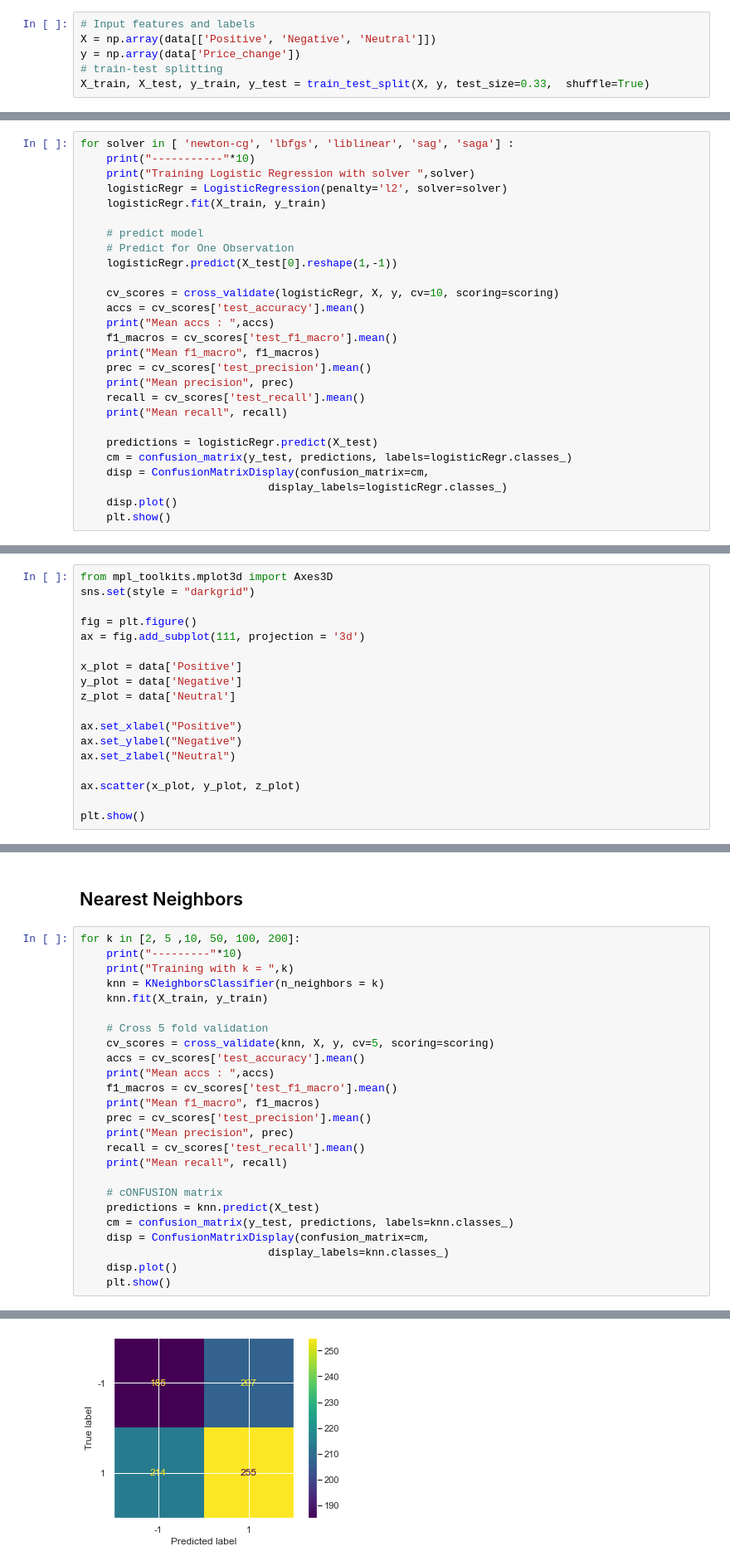
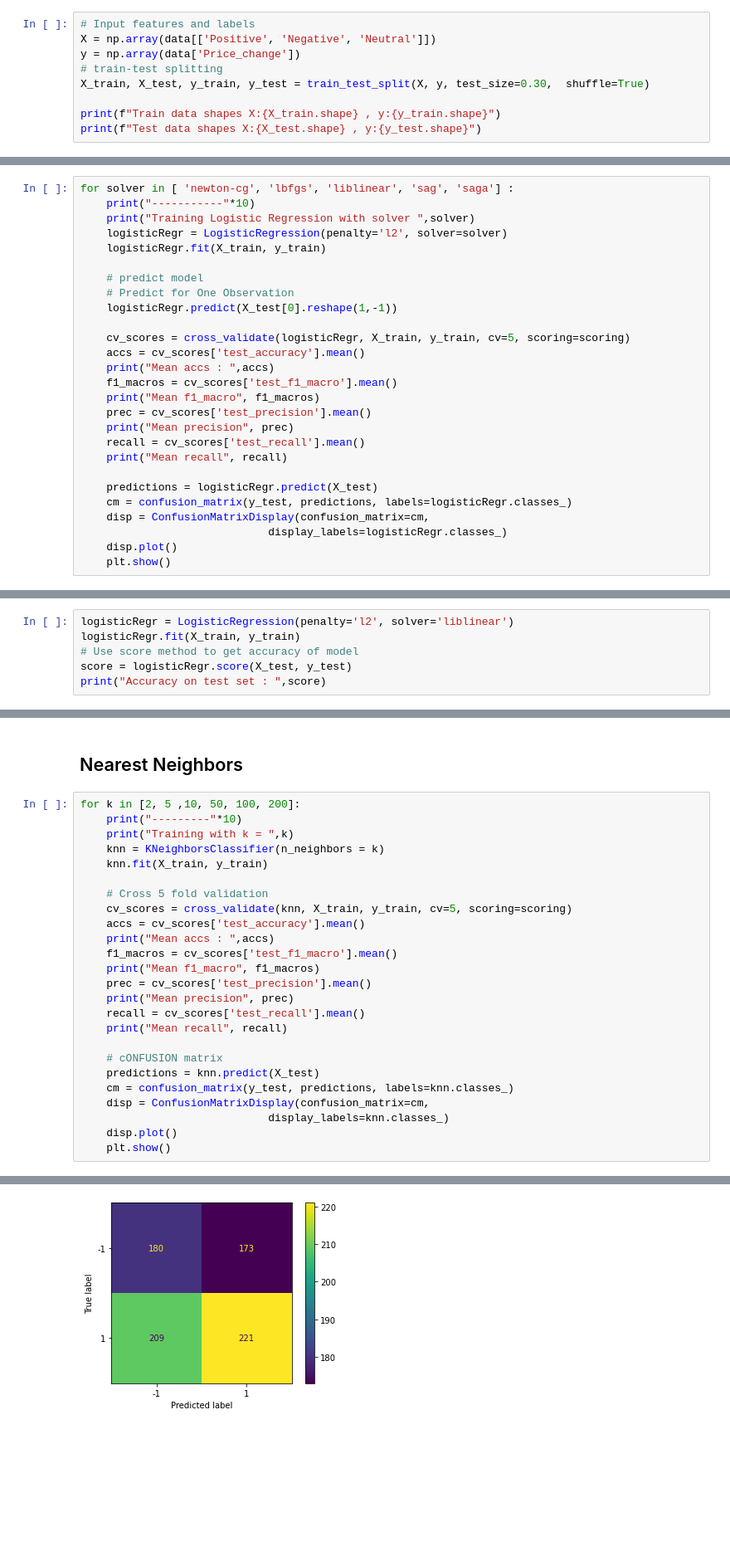
Before and after one commit to Poulinakis-Konstantinos/Stock_prediction_with_News_Sentiment_Analysis, a Jupyter notebook: ML_algos.ipynb, the cells around one changed output, grey strips where cells are left out. Shown at 83% size. Cells and saved outputs as stored; diff of their text form; blank space fills up the shorter version.

```diff
--- a/ML_algos.ipynb
+++ b/ML_algos.ipynb
@@ -58,4 +58,7 @@ data.describe()
 X = np.array(data[['Positive', 'Negative', 'Neutral']])
 y = np.array(data['Price_change'])
 # train-test splitting
-X_train, X_test, y_train, y_test = train_test_split(X, y, test_size=0.33,  shuffle=True)
+X_train, X_test, y_train, y_test = train_test_split(X, y, test_size=0.30,  shuffle=True)
+
+print(f"Train data shapes X:{X_train.shape} , y:{y_train.shape}")
+print(f"Test data shapes X:{X_test.shape} , y:{y_test.shape}")
@@ -89,7 +95,7 @@ for solver in [ 'newton-cg', 'lbfgs', 'liblinear', 'sag', 'saga'] :
     # Predict for One Observation
     logisticRegr.predict(X_test[0].reshape(1,-1))
 
-    cv_scores = cross_validate(logisticRegr, X, y, cv=10, scoring=scoring)
+    cv_scores = cross_validate(logisticRegr, X_train, y_train, cv=5, scoring=scoring)
     accs = cv_scores['test_accuracy'].mean()
     print("Mean accs : ",accs)
     f1_macros = cv_scores['test_f1_macro'].mean()
@@ -144,20 +150,2 @@ Mean recall 0.5498896568444965
 # %% [markdown]
 ### All logistic regression solver provide very similar results.
-# %%
-from mpl_toolkits.mplot3d import Axes3D
-sns.set(style = "darkgrid")
-
-fig = plt.figure()
-ax = fig.add_subplot(111, projection = '3d')
-
-x_plot = data['Positive']
-y_plot = data['Negative']
-z_plot = data['Neutral']
-
-ax.set_xlabel("Positive")
-ax.set_ylabel("Negative")
-ax.set_zlabel("Neutral")
-
-ax.scatter(x_plot, y_plot, z_plot)
-
-plt.show()
@@ -165,0 +152,6 @@ plt.show()
+# %%
+logisticRegr = LogisticRegression(penalty='l2', solver='liblinear')
+logisticRegr.fit(X_train, y_train)
+# Use score method to get accuracy of model
+score = logisticRegr.score(X_test, y_test)
+print("Accuracy on test set : ",score)
@@ -173,7 +167,7 @@ for k in [2, 5 ,10, 50, 100, 200]:
     knn.fit(X_train, y_train)
 
     # Cross 5 fold validation
-    cv_scores = cross_validate(knn, X, y, cv=5, scoring=scoring)
+    cv_scores = cross_validate(knn, X_train, y_train, cv=5, scoring=scoring)
     accs = cv_scores['test_accuracy'].mean()
     print("Mean accs : ",accs)
     f1_macros = cv_scores['test_f1_macro'].mean()
@@ -214,3 +208,3 @@ Mean recall 0.5148168082853435
-[figure, old version]
+[figure, new version]
 ------------------------------------------------------------------------------------------
 Training with k =  50
```
Also changed, not shown: parts of 24 cells of this notebook, 2 other files.
